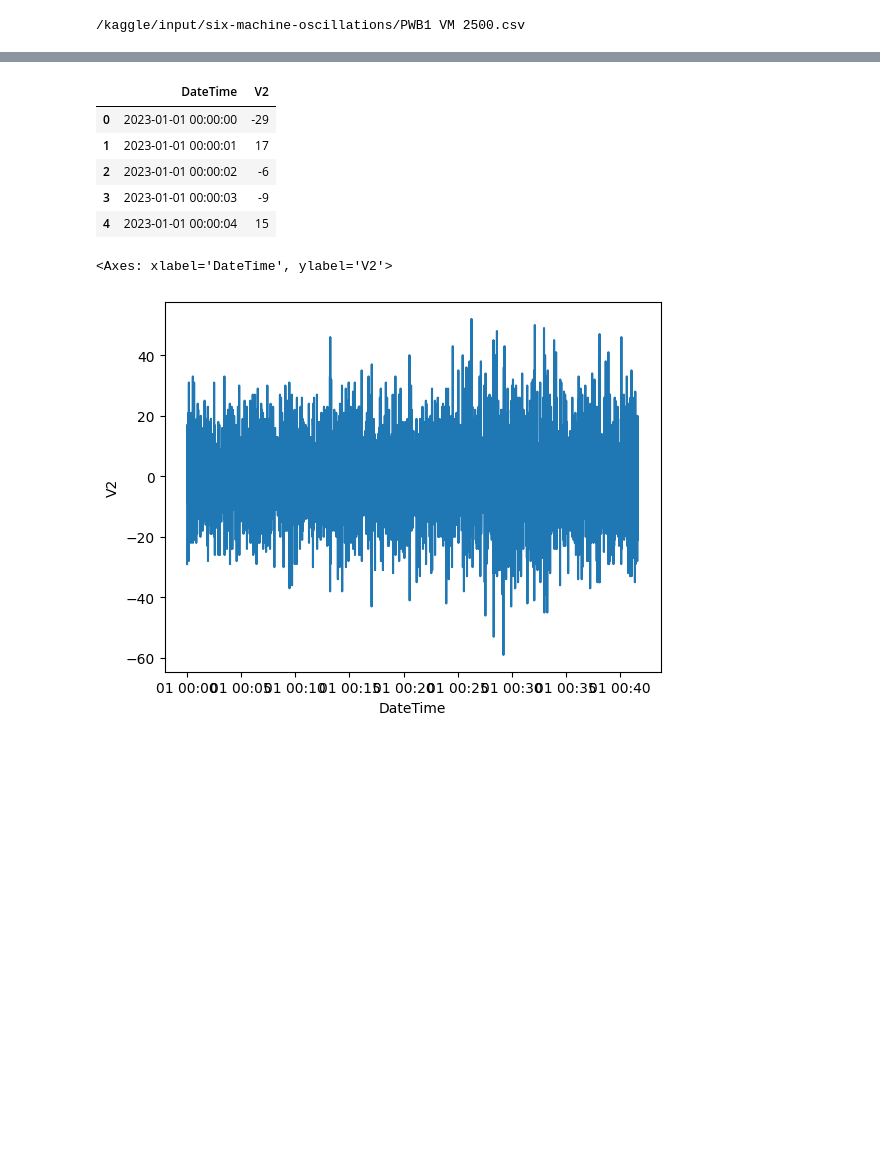
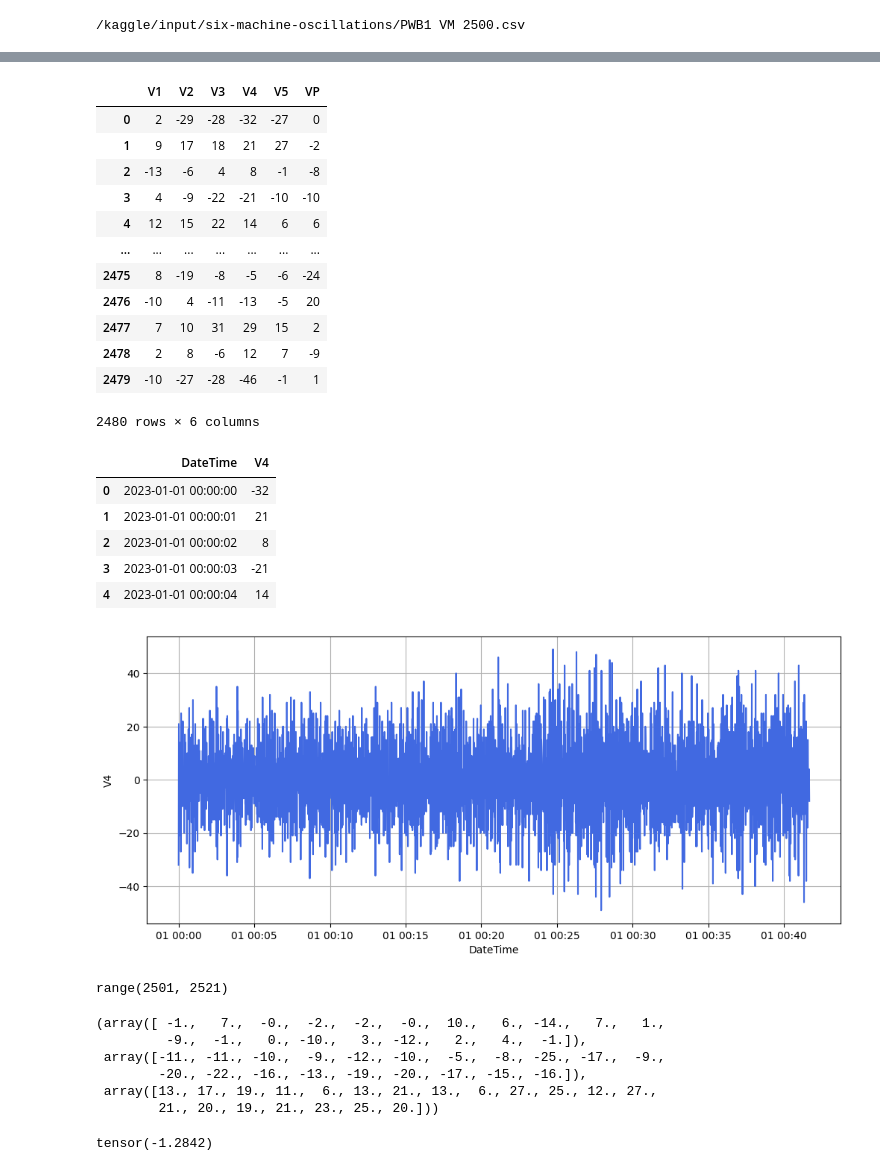
Before and after one commit to junaidulhassan/My-All-Kaggle-Jupyter-Notebooks, a Jupyter notebook: Time Series Analysis using AWS chronos- Transformer/code.ipynb, the cells around one changed output, grey strips where cells are left out. Saved outputs shown, nothing was run; the diff lists cells and outputs as text; code cells hidden in the pictures; blank space fills up the shorter version.

Commit message:
Kaggle Notebook | AWS Chronos | Version 1

```diff
--- a/Time Series Analysis using AWS chronos- Transformer/code.ipynb
+++ b/Time Series Analysis using AWS chronos- Transformer/code.ipynb
@@ -52,6 +48,24 @@ pipeline = ChronosPipeline.from_pretrained(
 )
 
 df = pd.read_csv("/kaggle/input/six-machine-oscillations/PWB1 VM 2500.csv")
+# %%
+df = pd.read_csv("/kaggle/input/six-machine-oscillations/PWB1 VM 2500.csv")
+# %%
+df.head(2480)
+# %% [output]
+|  | V1 | V2 | V3 | V4 | V5 | VP |
+| 0 | 2 | -29 | -28 | -32 | -27 | 0 |
+| 1 | 9 | 17 | 18 | 21 | 27 | -2 |
+| 2 | -13 | -6 | 4 | 8 | -1 | -8 |
+| 3 | 4 | -9 | -22 | -21 | -10 | -10 |
+| 4 | 12 | 15 | 22 | 14 | 6 | 6 |
+| ... | ... | ... | ... | ... | ... | ... |
+| 2475 | 8 | -19 | -8 | -5 | -6 | -24 |
+| 2476 | -10 | 4 | -11 | -13 | -5 | 20 |
+| 2477 | 7 | 10 | 31 | 29 | 15 | 2 |
+| 2478 | 2 | 8 | -6 | 12 | 7 | -9 |
+| 2479 | -10 | -27 | -28 | -46 | -1 | 1 |
+2480 rows × 6 columns
 # %%
 start_time = '2023-01-01 00:00:00'
 date_range = pd.date_range(start=start_time, periods=len(df), freq='S')
@@ -60,20 +74,22 @@ date_range = pd.date_range(start=start_time, periods=len(df), freq='S')
 df['DateTime'] = date_range
 
 # Reorder columns if necessary
-df = df[['DateTime', 'V2']]
+df = df[['DateTime', 'V4']]
 # %%
 df.head()
 # %% [output]
-|  | DateTime | V2 |
-| 0 | 2023-01-01 00:00:00 | -29 |
-| 1 | 2023-01-01 00:00:01 | 17 |
-| 2 | 2023-01-01 00:00:02 | -6 |
-| 3 | 2023-01-01 00:00:03 | -9 |
-| 4 | 2023-01-01 00:00:04 | 15 |
+|  | DateTime | V4 |
+| 0 | 2023-01-01 00:00:00 | -32 |
+| 1 | 2023-01-01 00:00:01 | 21 |
+| 2 | 2023-01-01 00:00:02 | 8 |
+| 3 | 2023-01-01 00:00:03 | -21 |
+| 4 | 2023-01-01 00:00:04 | 14 |
 # %%
 import seaborn as sns
-sns.lineplot(data=df, x='DateTime', y = 'V2')
+plt.figure(figsize=(12, 5))
+sns.lineplot(data=df, x='DateTime', y = 'V4',color='royalblue')
+plt.grid();
+plt.show();
 # %% [output]
-<Axes: xlabel='DateTime', ylabel='V2'>
-[figure, old version]
+[figure, new version]
 # %%
@@ -86 +102,18 @@ forecast_index = range(len(df.head(100)), len(df.head(100)) + prediction_length)
 low, median, high = np.quantile(forecast[0].numpy(), [0.1, 0.5, 0.9], axis=0)
+# %%
+forecast_index
+# %% [output]
+range(2501, 2521)
+# %%
+np.round(median),np.round(low),np.round(high)
+# %% [output]
+(array([ -1.,   7.,  -0.,  -2.,  -2.,  -0.,  10.,   6., -14.,   7.,   1.,
+         -9.,  -1.,   0., -10.,   3., -12.,   2.,   4.,  -1.]),
+ array([-11., -11., -10.,  -9., -12., -10.,  -5.,  -8., -25., -17.,  -9.,
+        -20., -22., -16., -13., -19., -20., -17., -15., -16.]),
+ array([13., 17., 19., 11.,  6., 13., 21., 13.,  6., 27., 25., 12., 27.,
+        21., 20., 19., 21., 23., 25., 20.]))
+# %%
+forecast[0][0:1].median()
+# %% [output]
+tensor(-1.2842)
```
Also changed, not shown: parts of 10 cells of this notebook.
